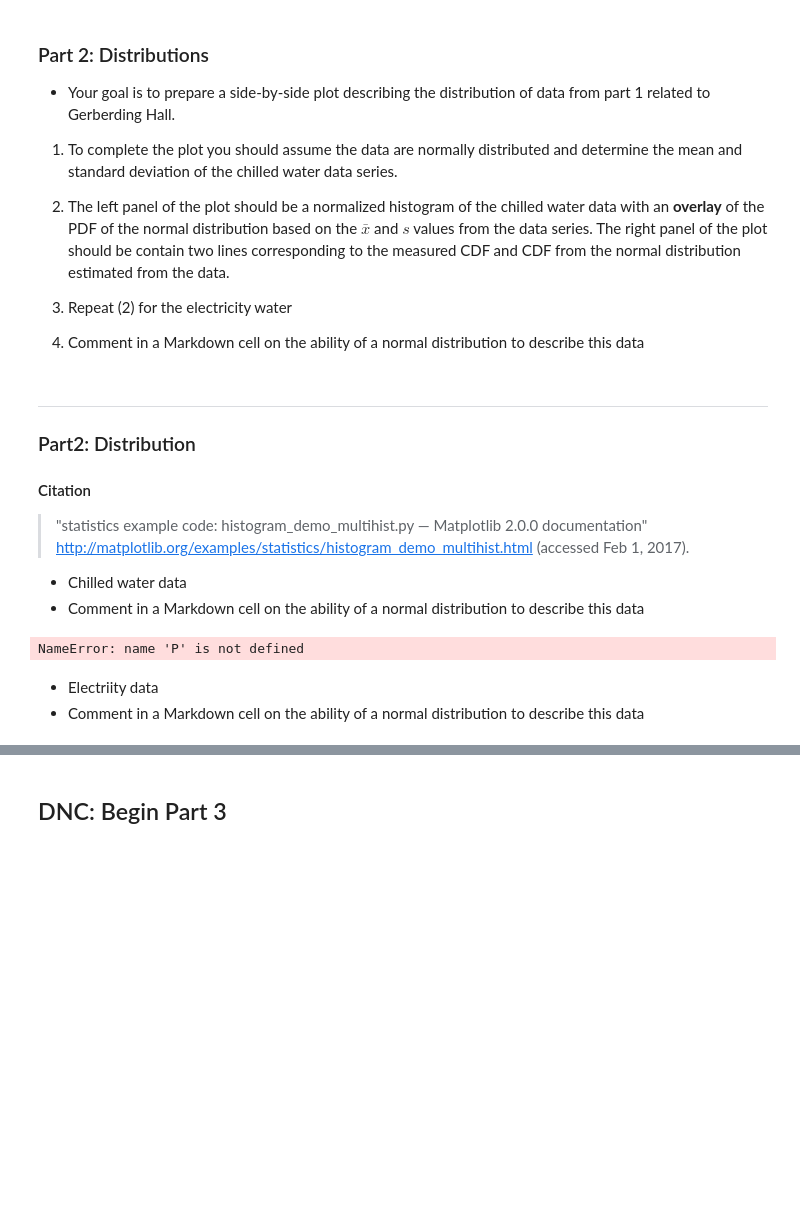
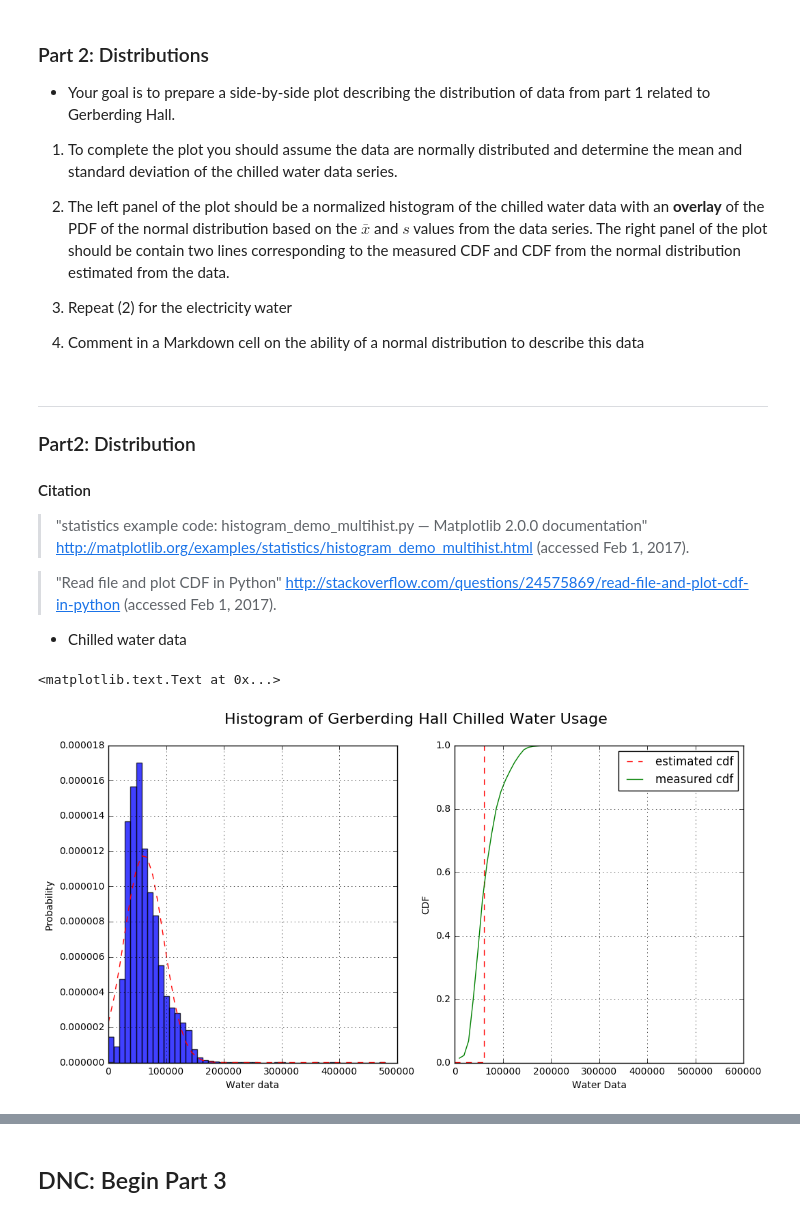
Before and after one commit to wfqethan/dsmcer-hw-3, a Jupyter notebook: HW3-Wang-Fangqi.ipynb, the cells around one changed output, grey strips where cells are left out. Cells and saved outputs as stored; diff of their text form; code cells hidden in the pictures; blank space fills up the shorter version.

```diff
--- a/HW3-Wang-Fangqi.ipynb
+++ b/HW3-Wang-Fangqi.ipynb
@@ -193,25 +194,7 @@ for patch, color in zip(box2['boxes'], colors):
 #### Citation
 > "statistics example code: histogram_demo_multihist.py — Matplotlib 2.0.0 documentation" http://matplotlib.org/examples/statistics/histogram_demo_multihist.html (accessed Feb 1, 2017).
 
+> "Read file and plot CDF in Python" http://stackoverflow.com/questions/24575869/read-file-and-plot-cdf-in-python (accessed Feb 1, 2017).
+
+
 * Chilled water data
-* Comment in a Markdown cell on the ability of a normal distribution to describe this data
-# %%
-# get water data
-water_data = energy_data['Btu']
-water_data_mean = water_data.mean() # mean of the water data
-water_data_std = water_data.std() # std of the water data
-
-# y1=norm.pdf(water_data,0,0.2)
-# plt.plot(water_data,y)
-
-mu, sigma = water_data_mean, water_data_std
-x = x = mu + sigma*P.randn(10000)
-
-n, bins, patches = plt.hist(x, 100, normed=1, histtype='stepfilled')
-n, bins, patches = plt.hist(water_data, 100, normed=1, histtype='stepfilled')
-plt.setp(patches, 'facecolor', 'lightgreen', 'alpha', 0.75)
-# %% [output]
-NameError: name 'P' is not defined
-# %% [markdown]
-* Electriity data
-* Comment in a Markdown cell on the ability of a normal distribution to describe this data
@@ -232,0 +201,52 @@ plt.setp(patches, 'facecolor', 'lightgreen', 'alpha', 0.75)
+# %%
+water = [] # create an empty list to store water data
+elec = [] # create an empty list to store electricity data
+# iterate through both data sets and append data to the empty lists
+for Btu, kwh in zip (energy_data['Btu'], energy_data['kWh']):
+    water.append(Btu)
+    elec.append(kwh)
+water.sort() # sort water data
+elec.sort() # sort electricity data
+
+# get water data statistics
+water_data_mean = energy_data['Btu'].mean() # mean of the water data
+water_data_std = energy_data['Btu'].std() # std of the water data
+
+# set bin sizes, assign mu and sigma from for water data
+bin_water = 50
+mu_water, sigma_water = water_data_mean, water_data_std
+x_water = mu_water + sigma_water * np.random.randn(100)
+
+# plot the data
+fig, axes = plt.subplots(nrows=1, ncols=2, figsize=(12,6))
+
+# plot histogram of the water data
+n, bins, patches = axes[0].hist(water[5:-5], bin_water, normed=1,alpha=0.75)
+# plot pdf of the water data
+y_pdf = mlab.normpdf(bins, mu_water, sigma_water)
+axes[0].plot(bins, y_pdf, 'r--',linewidth=1, label='pdf of water data')
+axes[0].set_xlabel('Water data') # x label
+axes[0].set_ylabel('Probability') # y label
+axes[0].grid() # add grid line
+
+# create cdf from normal distribution estimated from water data
+x = np.arange(water[5],water[-5],1) # exclude outliers
+y_cdf = norm.cdf(x,mu_water,1) # get cdf
+y_cdf /= y_cdf[-1] # normalize the data
+
+cdf = np.cumsum(n) # measure cdf from water data
+cdf /= cdf[-1] # normalize the data
+
+# plot cdf from estimated normal distribution of data
+axes[1].plot(x, y_cdf, 'r--',linewidth=1, label='estimated cdf')
+# plot measured cdf of water data
+axes[1].plot(bins[1:], cdf, 'g',linewidth=1, label='measured cdf')
+axes[1].set_xlabel('Water Data') # x label
+axes[1].set_ylabel('CDF') # y label
+axes[1].grid() # add grid line
+
+plt.legend() # show legend
+fig.suptitle('Histogram of Gerberding Hall Chilled Water Usage',fontsize=16) # add title
+# %% [output]
+<matplotlib.text.Text at 0x...>
+[figure, added]
```
Also changed, not shown: parts of 20 cells of this notebook.
